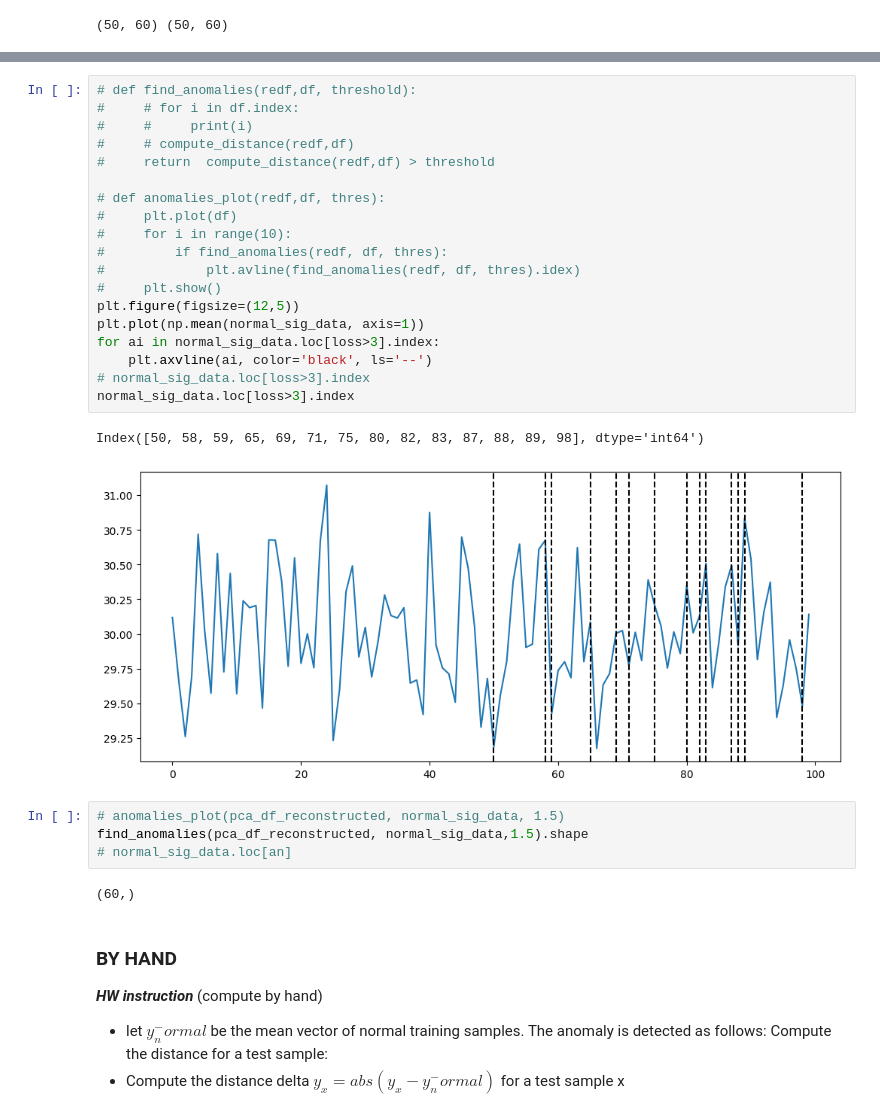
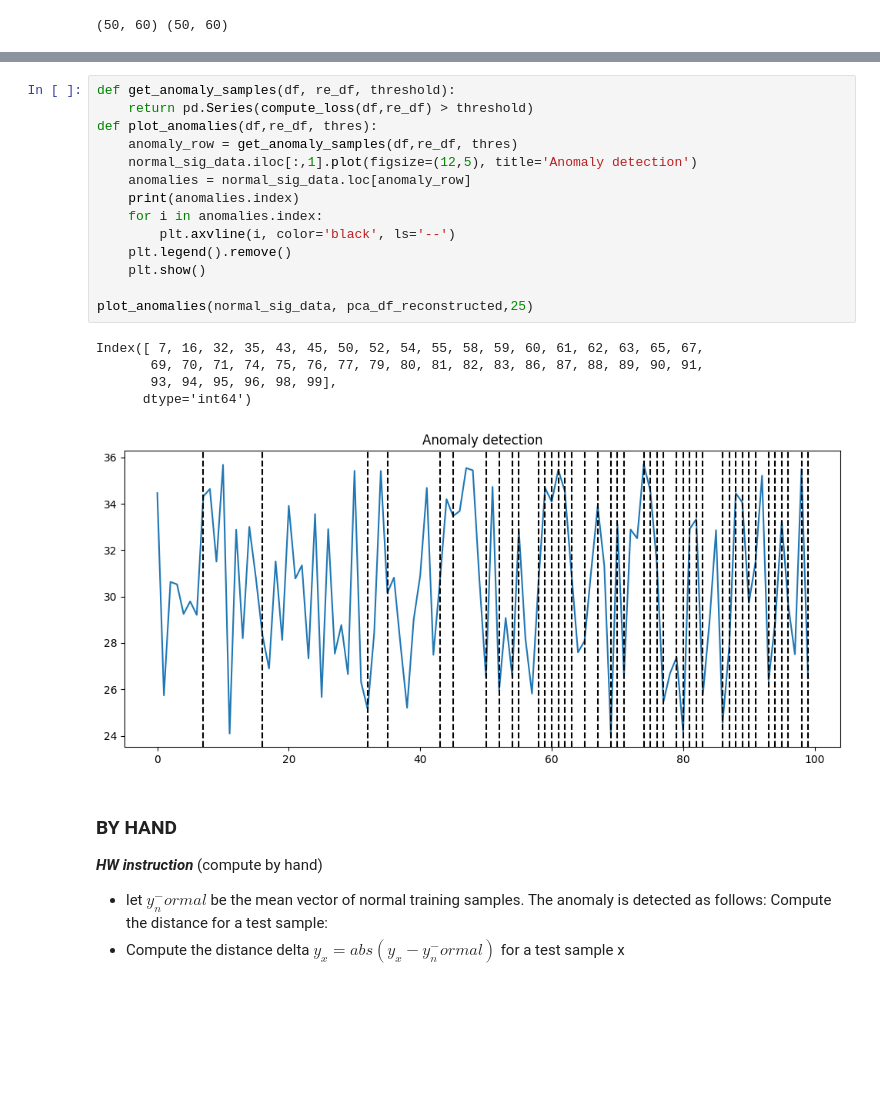
Before and after one commit to gdayjilljiw/ice-pca-hw, a Jupyter notebook: pca-and-ica.ipynb, the cells around one changed output, grey strips where cells are left out. Drawn from its saved outputs; the diff is of its cells as text; blank space fills up the shorter version.

```diff
--- a/pca-and-ica.ipynb
+++ b/pca-and-ica.ipynb
@@ -305,31 +292,23 @@ px.line(loss, title='distance of y_x and mean_vec when K = 5').add_shape(
-# %%
-# def find_anomalies(redf,df, threshold):
-#     # for i in df.index:
-#     #     print(i)
-#     # compute_distance(redf,df)
-#     return  compute_distance(redf,df) > threshold
-
-# def anomalies_plot(redf,df, thres):
-#     plt.plot(df)
-#     for i in range(10):
-#         if find_anomalies(redf, df, thres):
-#             plt.avline(find_anomalies(redf, df, thres).idex)
-#     plt.show()
-plt.figure(figsize=(12,5))
-plt.plot(np.mean(normal_sig_data, axis=1))
-for ai in normal_sig_data.loc[loss>3].index:
-    plt.axvline(ai, color='black', ls='--')
-# normal_sig_data.loc[loss>3].index
-normal_sig_data.loc[loss>3].index
-# %% [output]
-Index([50, 58, 59, 65, 69, 71, 75, 80, 82, 83, 87, 88, 89, 98], dtype='int64')
-[figure, removed]
 # %%
-# anomalies_plot(pca_df_reconstructed, normal_sig_data, 1.5)
-find_anomalies(pca_df_reconstructed, normal_sig_data,1.5).shape
-# normal_sig_data.loc[an]
+def get_anomaly_samples(df, re_df, threshold):
+    return pd.Series(compute_loss(df,re_df) > threshold)
+def plot_anomalies(df,re_df, thres):
+    anomaly_row = get_anomaly_samples(df,re_df, thres)
+    normal_sig_data.iloc[:,1].plot(figsize=(12,5), title='Anomaly detection')
+    anomalies = normal_sig_data.loc[anomaly_row]
+    print(anomalies.index)
+    for i in anomalies.index:
+        plt.axvline(i, color='black', ls='--')
+    plt.legend().remove()
+    plt.show()
+
+plot_anomalies(normal_sig_data, pca_df_reconstructed,25)
 # %% [output]
-(60,)
+Index([ 7, 16, 32, 35, 43, 45, 50, 52, 54, 55, 58, 59, 60, 61, 62, 63, 65, 67,
+       69, 70, 71, 74, 75, 76, 77, 79, 80, 81, 82, 83, 86, 87, 88, 89, 90, 91,
+       93, 94, 95, 96, 98, 99],
+      dtype='int64')
+[figure, added]
 # %% [markdown]
 ### BY HAND
 
```
Also changed, not shown: parts of 13 cells of this notebook.
